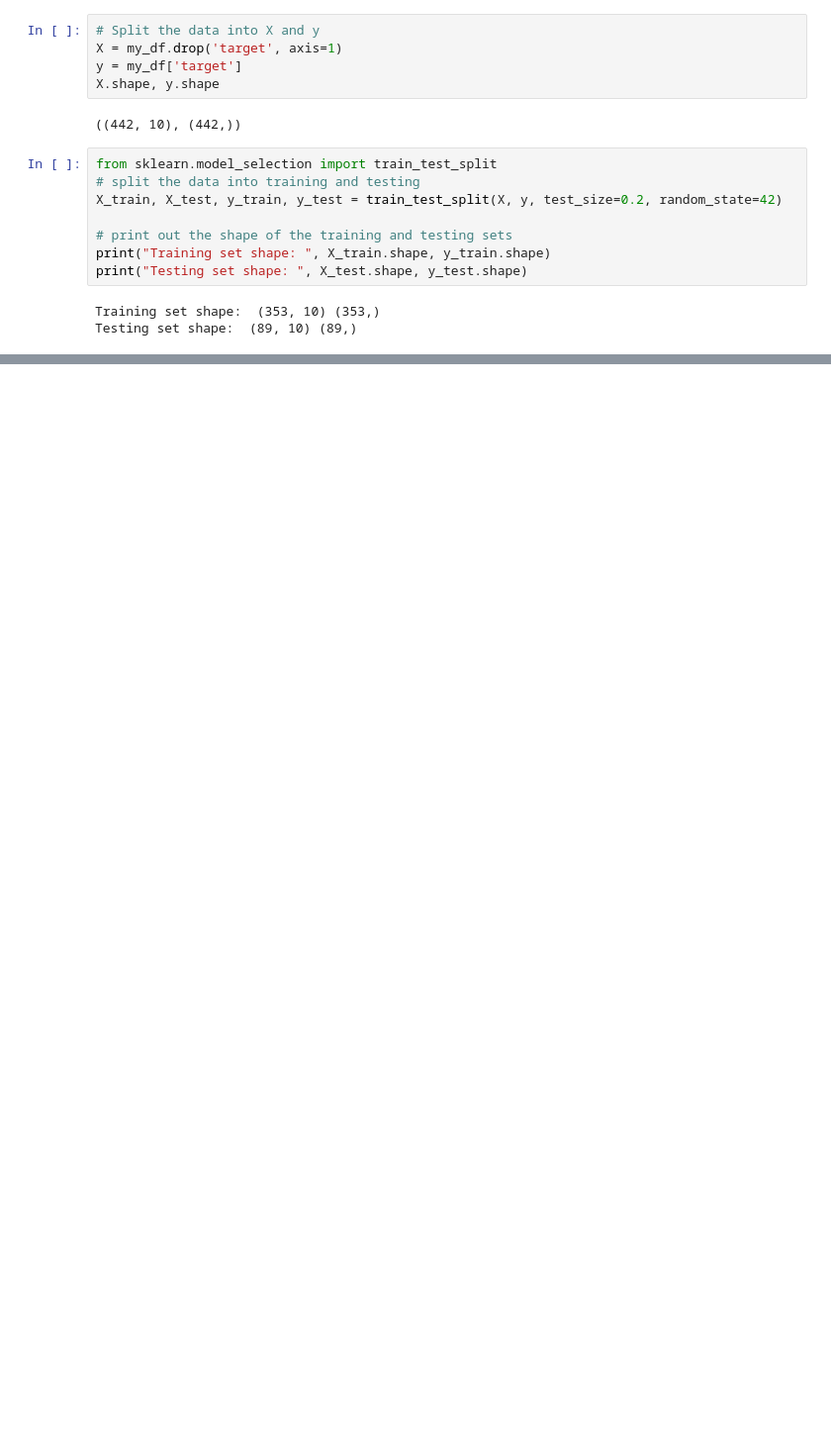
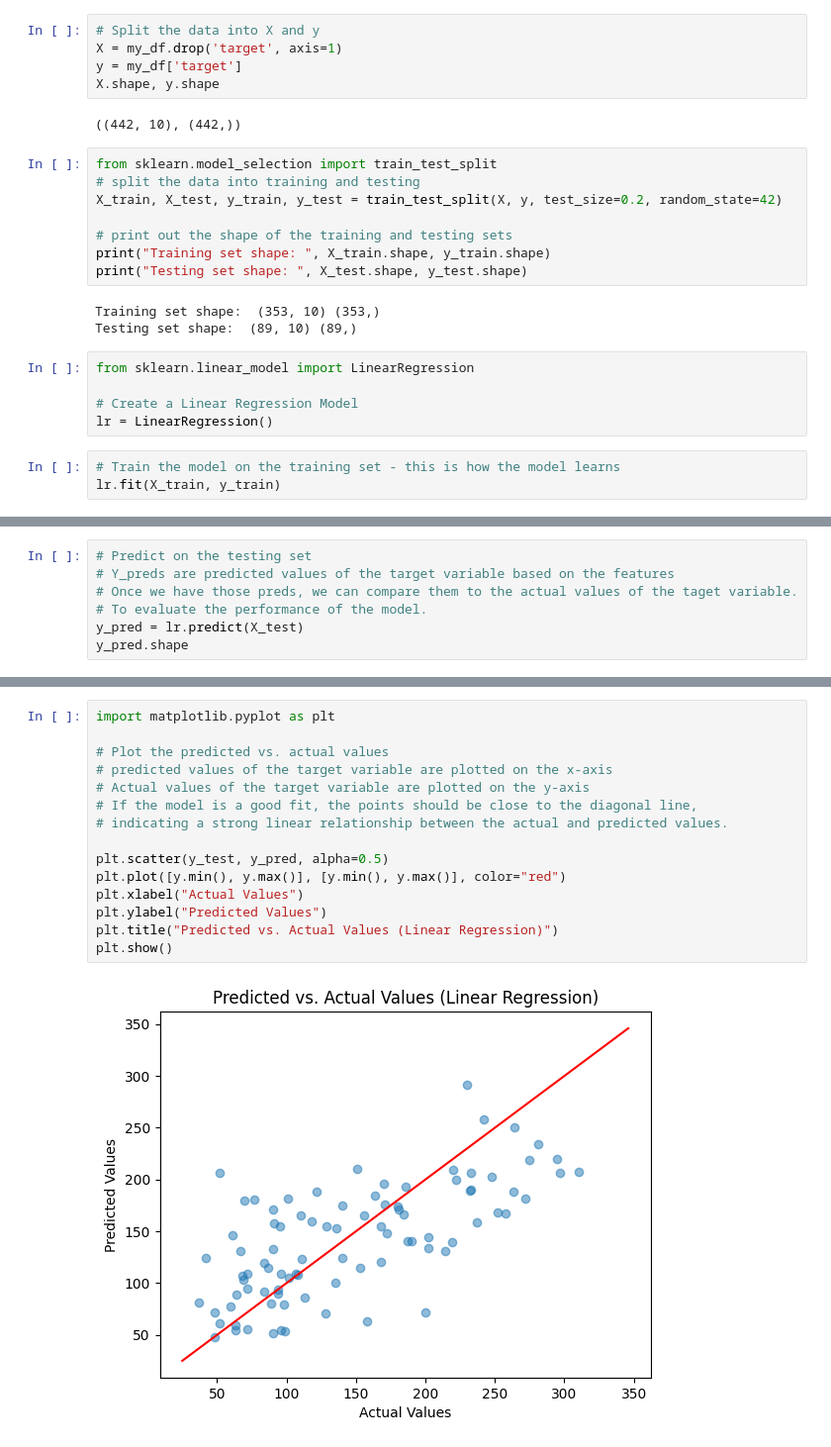
Before and after one commit to flatplanet/Pandas-Youtube-Playlist, a Jupyter notebook: linreg.ipynb, the cells around one changed output, grey strips where cells are left out. Shown at 99% size. Saved outputs shown, nothing was run; the diff lists cells and outputs as text; blank space fills up the shorter version.

Commit message:
Linear Regression

```diff
--- a/linreg.ipynb
+++ b/linreg.ipynb
@@ -39,3 +39,11 @@ print("Testing set shape: ", X_test.shape, y_test.shape)
 # %% [output]
 Training set shape:  (353, 10) (353,)
 Testing set shape:  (89, 10) (89,)
+# %%
+from sklearn.linear_model import LinearRegression
+
+# Create a Linear Regression Model
+lr = LinearRegression()
+# %%
+# Train the model on the training set - this is how the model learns
+lr.fit(X_train, y_train)
@@ -41,0 +52,7 @@ Testing set shape:  (89, 10) (89,)
+# %%
+# Predict on the testing set
+# Y_preds are predicted values of the target variable based on the features
+# Once we have those preds, we can compare them to the actual values of the taget variable.
+# To evaluate the performance of the model.
+y_pred = lr.predict(X_test)
+y_pred.shape
@@ -41,0 +90,17 @@ Testing set shape:  (89, 10) (89,)
+# %%
+import matplotlib.pyplot as plt
+
+# Plot the predicted vs. actual values
+# predicted values of the target variable are plotted on the x-axis
+# Actual values of the target variable are plotted on the y-axis
+# If the model is a good fit, the points should be close to the diagonal line,
+# indicating a strong linear relationship between the actual and predicted values.
+
+plt.scatter(y_test, y_pred, alpha=0.5)
+plt.plot([y.min(), y.max()], [y.min(), y.max()], color="red")
+plt.xlabel("Actual Values")
+plt.ylabel("Predicted Values")
+plt.title("Predicted vs. Actual Values (Linear Regression)")
+plt.show()
+# %% [output]
+[figure, added]
```
Also changed, not shown: parts of 4 cells of this notebook.
